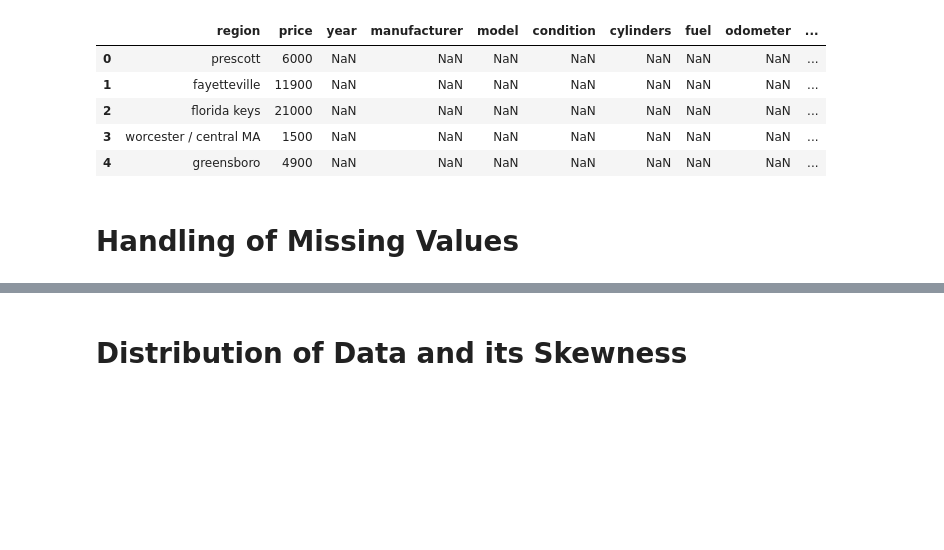
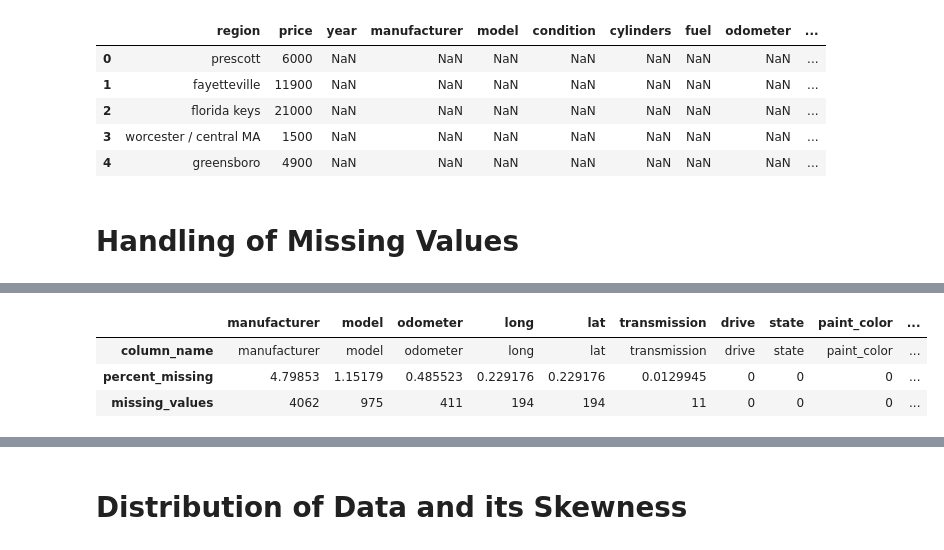
Before and after one commit to MyPetOctocat/Applied-Analytics, a Jupyter notebook: general_preprocessing.ipynb, the cells around one changed output, grey strips where cells are left out. Cells and saved outputs as stored; diff of their text form; code cells hidden in the pictures; blank space fills up the shorter version.

```diff
--- a/general_preprocessing.ipynb
+++ b/general_preprocessing.ipynb
@@ -92,0 +124,13 @@ df.dropna().head()
+# %%
+# calculate percentage of missing values per column
+percent_missing = df_impute.isnull().sum() * 100 / len(df_impute)
+missing_value_df = pd.DataFrame({'column_name': df_impute.columns,
+                                 'percent_missing': percent_missing,
+                                 'missing_values': df_impute.isnull().sum()}
+                                )
+missing_value_df.sort_values(['percent_missing'], ascending=False).transpose()
+# %% [output]
+|  | manufacturer | model | odometer | long | lat | transmission | drive | state | paint_color | ... |
+| column_name | manufacturer | model | odometer | long | lat | transmission | drive | state | paint_color | ... |
+| percent_missing | 4.79853 | 1.15179 | 0.485523 | 0.229176 | 0.229176 | 0.0129945 | 0 | 0 | 0 | ... |
+| missing_values | 4062 | 975 | 411 | 194 | 194 | 11 | 0 | 0 | 0 | ... |
```
Also changed, not shown: parts of 25 cells of this notebook, 1 other file.
